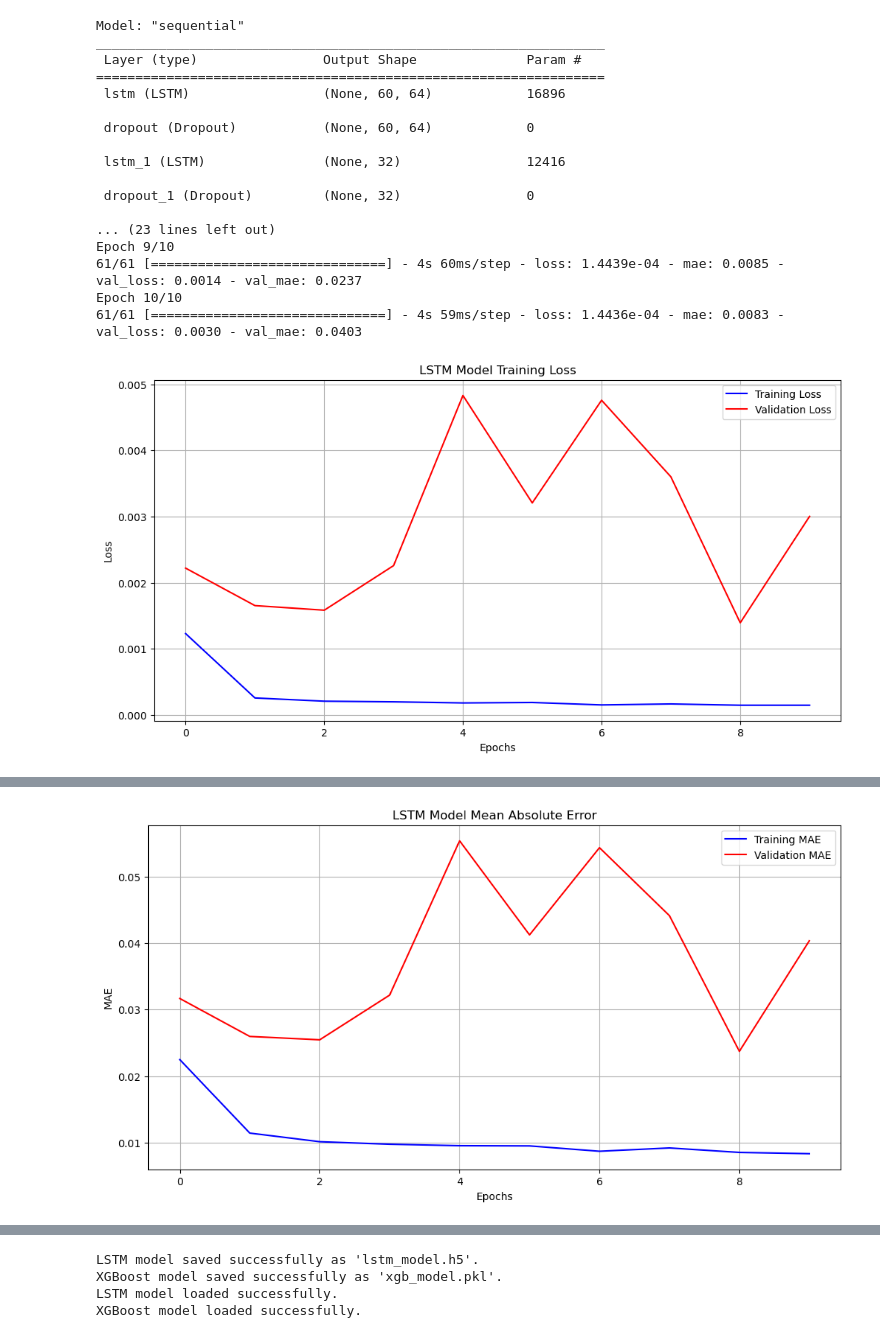
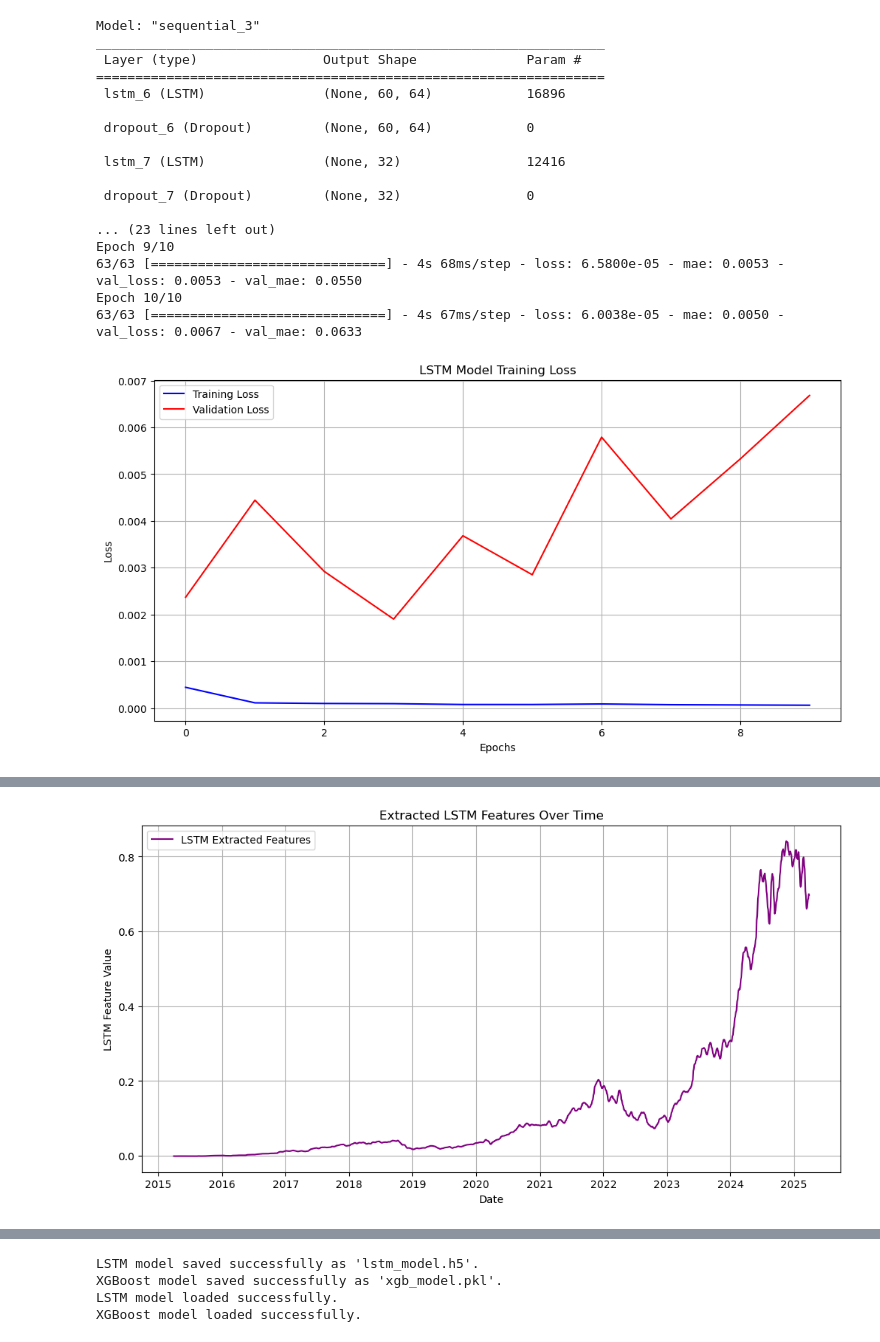
Before and after one commit to AnishInGit/trading-application-using-MachineLearning, a Jupyter notebook: Trading Prediction.ipynb, the cells around one changed output, grey strips where cells are left out. Cells and saved outputs as stored; diff of their text form; code cells hidden in the pictures.

```diff
--- a/Trading Prediction.ipynb
+++ b/Trading Prediction.ipynb
@@ -136,13 +147,13 @@ lstm_model.summary()
 # Train the LSTM model
 history = lstm_model.fit(
     X_train_lstm, y_train_lstm,
-    epochs=10,  # Increased epochs for better learning
+    epochs=10,  # number of learning
     batch_size=32,
-    validation_data=(X_test_lstm, y_test_lstm),
+    validation_data=(X_test_lstm, y_test_lstm), # monitor performance on unseen data
     verbose=1
 )
 
-# Plot training history
+# Plotting Training Loss
 plt.figure(figsize=(12, 6))
 plt.plot(history.history['loss'], label='Training Loss', color='blue')
 plt.plot(history.history['val_loss'], label='Validation Loss', color='red')
@@ -153,15 +164,16 @@ plt.legend()
 plt.grid()
 plt.show()
 
-plt.figure(figsize=(12, 6))
-plt.plot(history.history['mae'], label='Training MAE', color='blue')
-plt.plot(history.history['val_mae'], label='Validation MAE', color='red')
-plt.title('LSTM Model Mean Absolute Error')
-plt.xlabel('Epochs')
-plt.ylabel('MAE')
-plt.legend()
-plt.grid()
-plt.show()
+# # Plotting Mean Absolute Error
+# plt.figure(figsize=(12, 6))
+# plt.plot(history.history['mae'], label='Training MAE', color='blue')
+# plt.plot(history.history['val_mae'], label='Validation MAE', color='red')
+# plt.title('LSTM Model Mean Absolute Error')
+# plt.xlabel('Epochs')
+# plt.ylabel('MAE')
+# plt.legend()
+# plt.grid()
+# plt.show()
 
 # Extract LSTM features
 lstm_features = lstm_model.predict(X_lstm)
@@ -172,7 +184,7 @@ df = df.copy()
 # Initialize the LSTM features column in the DataFrame
 df['LSTM_Features'] = np.nan  # Avoid SettingWithCopyWarning
 
-# Fix the alignment issue by matching lengths
+
 if len(lstm_features.flatten()) == len(df) - sequence_length - 1:
     df.loc[sequence_length + 1:, 'LSTM_Features'] = lstm_features.flatten()
 elif len(lstm_features.flatten()) == len(df) - sequence_length:
@@ -193,21 +205,21 @@ plt.legend()
 plt.grid()
 plt.show()
 # %% [output]
-Model: "sequential"
+Model: "sequential_3"
 _________________________________________________________________
  Layer (type)                Output Shape              Param #
 =================================================================
- lstm (LSTM)                 (None, 60, 64)            16896
+ lstm_6 (LSTM)               (None, 60, 64)            16896
 
- dropout (Dropout)           (None, 60, 64)            0
+ dropout_6 (Dropout)         (None, 60, 64)            0
 
- lstm_1 (LSTM)               (None, 32)                12416
+ lstm_7 (LSTM)               (None, 32)                12416
 
- dropout_1 (Dropout)         (None, 32)                0
+ dropout_7 (Dropout)         (None, 32)                0
 
 ... (23 lines left out)
 Epoch 9/10
-61/61 [==============================] - 4s 60ms/step - loss: 1.4439e-04 - mae: 0.0085 - val_loss: 0.0014 - val_mae: 0.0237
+63/63 [==============================] - 4s 68ms/step - loss: 6.5800e-05 - mae: 0.0053 - val_loss: 0.0053 - val_mae: 0.0550
 Epoch 10/10
-61/61 [==============================] - 4s 59ms/step - loss: 1.4436e-04 - mae: 0.0083 - val_loss: 0.0030 - val_mae: 0.0403
+63/63 [==============================] - 4s 67ms/step - loss: 6.0038e-05 - mae: 0.0050 - val_loss: 0.0067 - val_mae: 0.0633
-[figure, old version]
+[figure, new version]
@@ -214 +227 @@ Epoch 10/10
-[figure, old version]
+[figure, new version]
```
Also changed, not shown: parts of 15 cells of this notebook.
